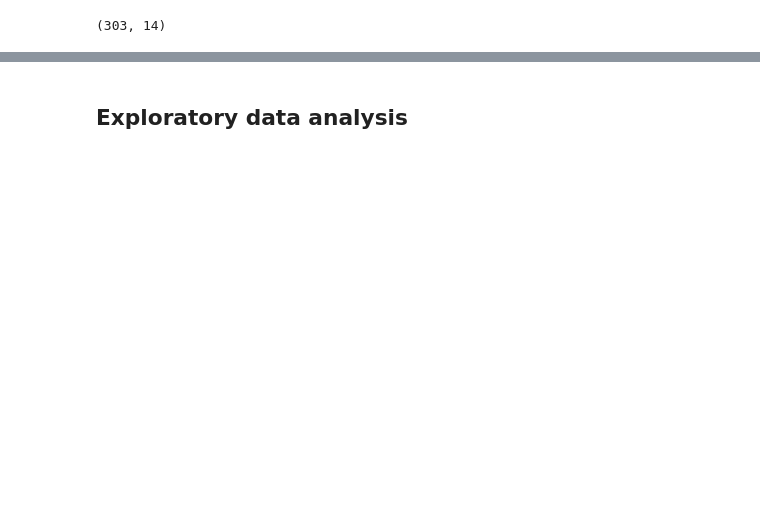
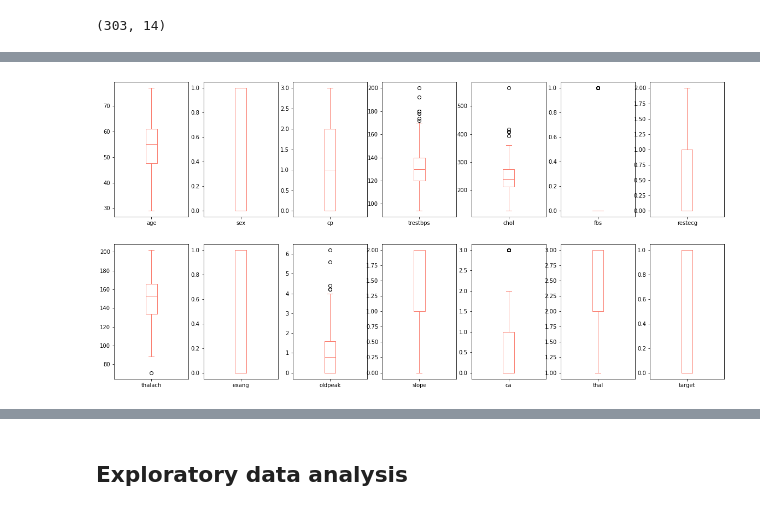
Before and after one commit to rodicafazakas/kaggle, a Jupyter notebook: heart-disease/Heart disease clasification.ipynb, the cells around one changed output, grey strips where cells are left out. Saved outputs shown, nothing was run; the diff lists cells and outputs as text; code cells hidden in the pictures; blank space fills up the shorter version.

```diff
--- a/heart-disease/Heart disease clasification.ipynb
+++ b/heart-disease/Heart disease clasification.ipynb
@@ -70,0 +209,9 @@ df.shape
+# %%
+# check for outliers
+df.plot(kind = "box",
+        subplots = True,
+        layout =(2,7),
+        figsize=(20,10),
+        color = "salmon");
+# %% [output]
+[figure, added]
```
Also changed, not shown: parts of 66 cells of this notebook.
